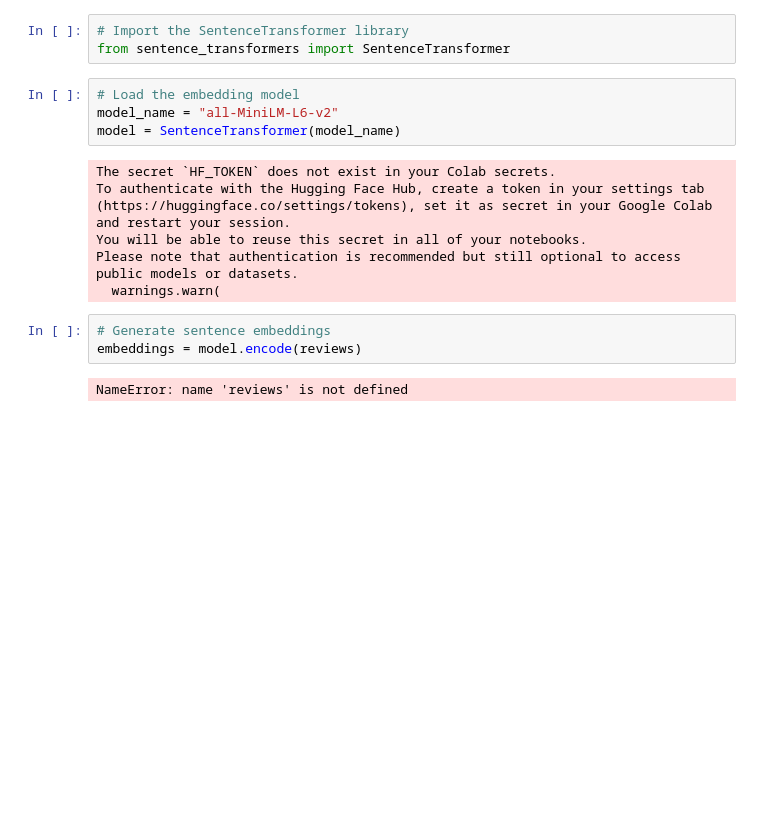
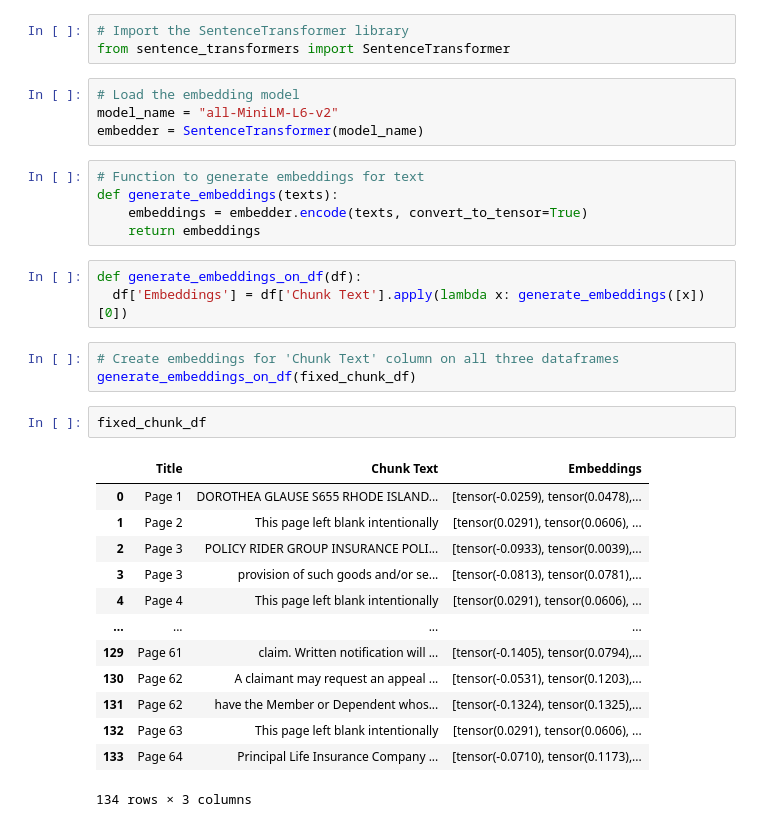
Before and after one commit to ashitajain/HelpMate_AI, a Jupyter notebook: Mr.HelpMate AI.ipynb, the cells around one changed output. Drawn from its saved outputs; the diff is of its cells as text; blank space fills up the shorter version.

```diff
--- a/Mr.HelpMate AI.ipynb
+++ b/Mr.HelpMate AI.ipynb
@@ -381,15 +381,31 @@ from sentence_transformers import SentenceTransformer
 # %%
 # Load the embedding model
 model_name = "all-MiniLM-L6-v2"
-model = SentenceTransformer(model_name)
+embedder = SentenceTransformer(model_name)
-# %% [output]
-The secret `HF_TOKEN` does not exist in your Colab secrets.
-To authenticate with the Hugging Face Hub, create a token in your settings tab (https://huggingface.co/settings/tokens), set it as secret in your Google Colab and restart your session.
-You will be able to reuse this secret in all of your notebooks.
-Please note that authentication is recommended but still optional to access public models or datasets.
-  warnings.warn(
 # %%
-# Generate sentence embeddings
-embeddings = model.encode(reviews)
+# Function to generate embeddings for text
+def generate_embeddings(texts):
+    embeddings = embedder.encode(texts, convert_to_tensor=True)
+    return embeddings
-# %% [output]
-NameError: name 'reviews' is not defined
+# %%
+def generate_embeddings_on_df(df):
+  df['Embeddings'] = df['Chunk Text'].apply(lambda x: generate_embeddings([x])[0])
+# %%
+# Create embeddings for 'Chunk Text' column on all three dataframes
+generate_embeddings_on_df(fixed_chunk_df)
+# %%
+fixed_chunk_df
+# %% [output]
+|  | Title | Chunk Text | Embeddings |
+| 0 | Page 1 | DOROTHEA GLAUSE S655 RHODE ISLAND... | [tensor(-0.0259), tensor(0.0478),... |
+| 1 | Page 2 | This page left blank intentionally | [tensor(0.0291), tensor(0.0606), ... |
+| 2 | Page 3 | POLICY RIDER GROUP INSURANCE POLI... | [tensor(-0.0933), tensor(0.0039),... |
+| 3 | Page 3 | provision of such goods and/or se... | [tensor(-0.0813), tensor(0.0781),... |
+| 4 | Page 4 | This page left blank intentionally | [tensor(0.0291), tensor(0.0606), ... |
+| ... | ... | ... | ... |
+| 129 | Page 61 | claim. Written notification will ... | [tensor(-0.1405), tensor(0.0794),... |
+| 130 | Page 62 | A claimant may request an appeal ... | [tensor(-0.0531), tensor(0.1203),... |
+| 131 | Page 62 | have the Member or Dependent whos... | [tensor(-0.1324), tensor(0.1325),... |
+| 132 | Page 63 | This page left blank intentionally | [tensor(0.0291), tensor(0.0606), ... |
+| 133 | Page 64 | Principal Life Insurance Company ... | [tensor(-0.0710), tensor(0.1173),... |
+134 rows × 3 columns
```
